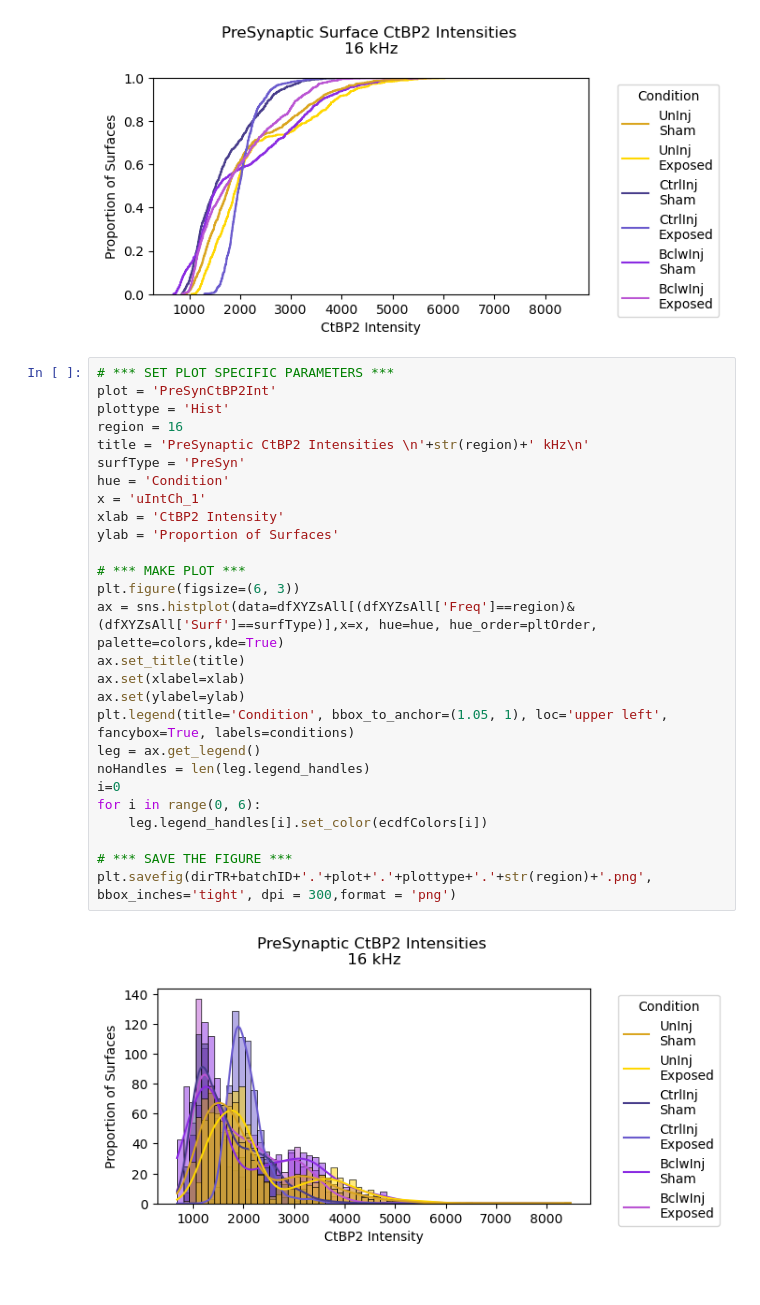
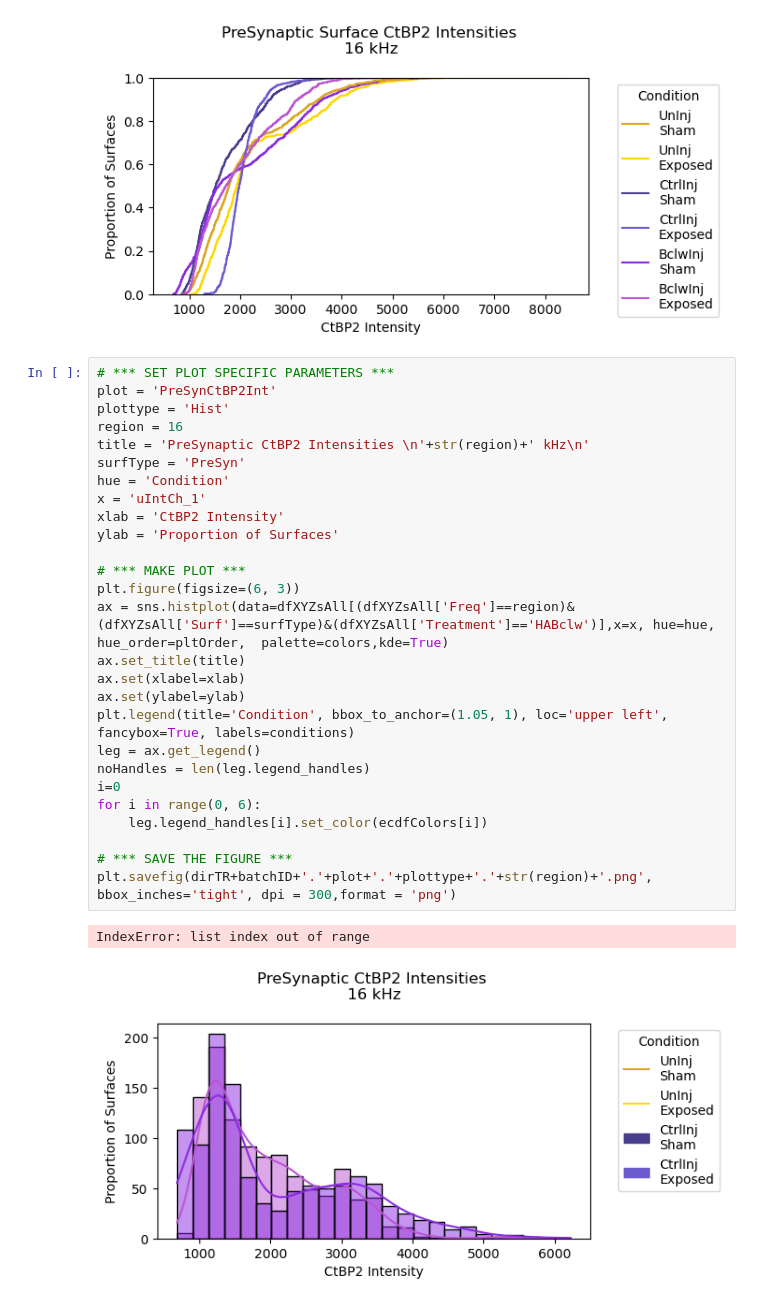
Before and after one commit to engineeringjoy/SynAnalyzer, a Jupyter notebook: 4.0_SynAnalyzer_PlotImarisResults.ipynb, the cells around one changed output. Drawn from its saved outputs; the diff is of its cells as text.

Commit message:
Stopping point commit
Added code for plotting SynAnalyzer results.

```diff
--- a/4.0_SynAnalyzer_PlotImarisResults.ipynb
+++ b/4.0_SynAnalyzer_PlotImarisResults.ipynb
@@ -459,29 +459,30 @@ plt.savefig(dirTR+batchID+'.'+plot+'.'+plottype+'.'+str(region)+'.png',  bbox_in
 # %%
 # *** SET PLOT SPECIFIC PARAMETERS ***
 plot = 'PreSynCtBP2Int'
 plottype = 'Hist'
 region = 16
 title = 'PreSynaptic CtBP2 Intensities \n'+str(region)+' kHz\n'
 surfType = 'PreSyn'
 hue = 'Condition'
 x = 'uIntCh_1'
 xlab = 'CtBP2 Intensity'
 ylab = 'Proportion of Surfaces'
 
 # *** MAKE PLOT ***
 plt.figure(figsize=(6, 3))
-ax = sns.histplot(data=dfXYZsAll[(dfXYZsAll['Freq']==region)&(dfXYZsAll['Surf']==surfType)],x=x, hue=hue, hue_order=pltOrder,  palette=colors,kde=True)
+ax = sns.histplot(data=dfXYZsAll[(dfXYZsAll['Freq']==region)&(dfXYZsAll['Surf']==surfType)&(dfXYZsAll['Treatment']=='HABclw')],x=x, hue=hue, hue_order=pltOrder,  palette=colors,kde=True)
 ax.set_title(title)
 ax.set(xlabel=xlab)
 ax.set(ylabel=ylab)
 plt.legend(title='Condition', bbox_to_anchor=(1.05, 1), loc='upper left',  fancybox=True, labels=conditions)
 leg = ax.get_legend()
 noHandles = len(leg.legend_handles)
 i=0
 for i in range(0, 6):
     leg.legend_handles[i].set_color(ecdfColors[i])
 
 # *** SAVE THE FIGURE ***
 plt.savefig(dirTR+batchID+'.'+plot+'.'+plottype+'.'+str(region)+'.png',  bbox_inches='tight', dpi = 300,format = 'png')
 # %% [output]
+IndexError: list index out of range
-[figure, old version]
+[figure, new version]
```
Also changed, not shown: 2 other files.
